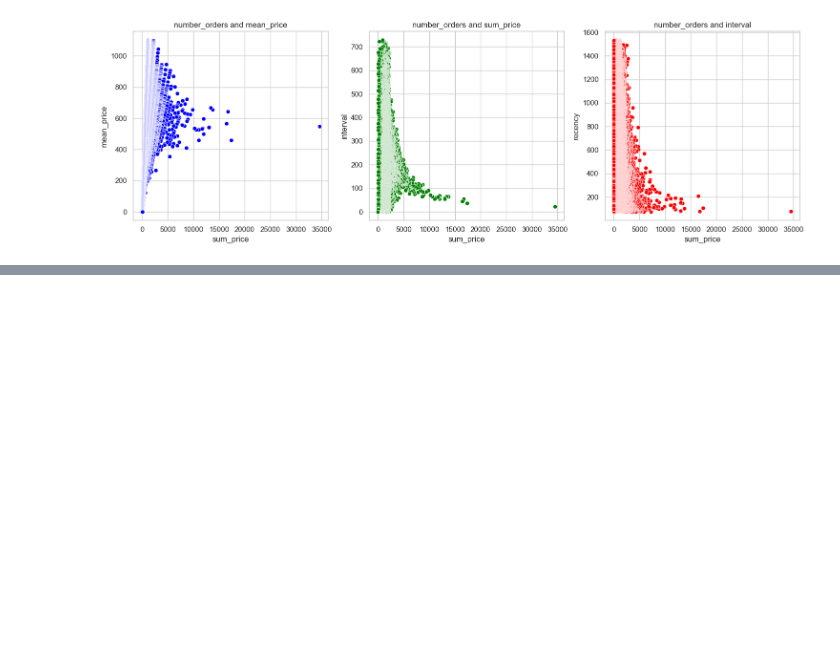
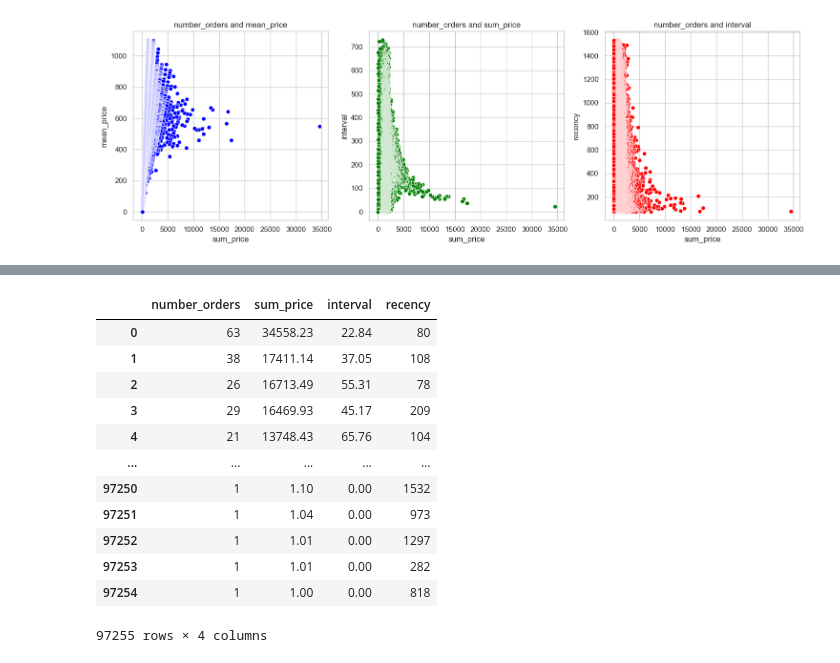
Before and after one commit to barbarafarah/clustering-clients, a Jupyter notebook: classifyng-customers.ipynb, the cells around one changed output, grey strips where cells are left out. Cells and saved outputs as stored; diff of their text form; code cells hidden in the pictures; blank space fills up the shorter version.

```diff
--- a/classifyng-customers.ipynb
+++ b/classifyng-customers.ipynb
@@ -531,0 +605,16 @@ df_clients.head()
+# %%
+df_clients.iloc[:,[3,5,10,11]]
+# %% [output]
+|  | number_orders | sum_price | interval | recency |
+| 0 | 63 | 34558.23 | 22.84 | 80 |
+| 1 | 38 | 17411.14 | 37.05 | 108 |
+| 2 | 26 | 16713.49 | 55.31 | 78 |
+| 3 | 29 | 16469.93 | 45.17 | 209 |
+| 4 | 21 | 13748.43 | 65.76 | 104 |
+| ... | ... | ... | ... | ... |
+| 97250 | 1 | 1.10 | 0.00 | 1532 |
+| 97251 | 1 | 1.04 | 0.00 | 973 |
+| 97252 | 1 | 1.01 | 0.00 | 1297 |
+| 97253 | 1 | 1.01 | 0.00 | 282 |
+| 97254 | 1 | 1.00 | 0.00 | 818 |
+97255 rows × 4 columns
```
Also changed, not shown: parts of 20 cells of this notebook.
